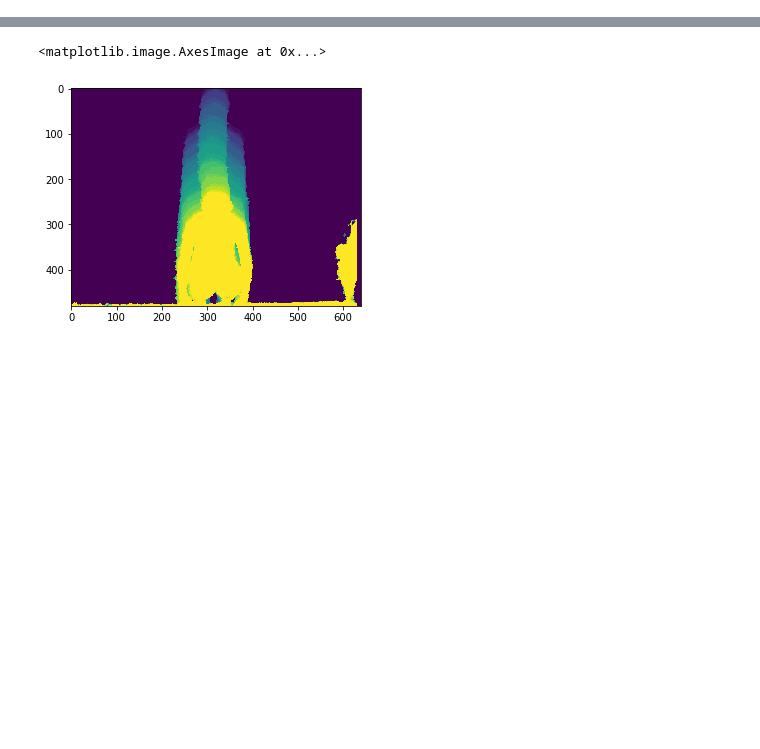
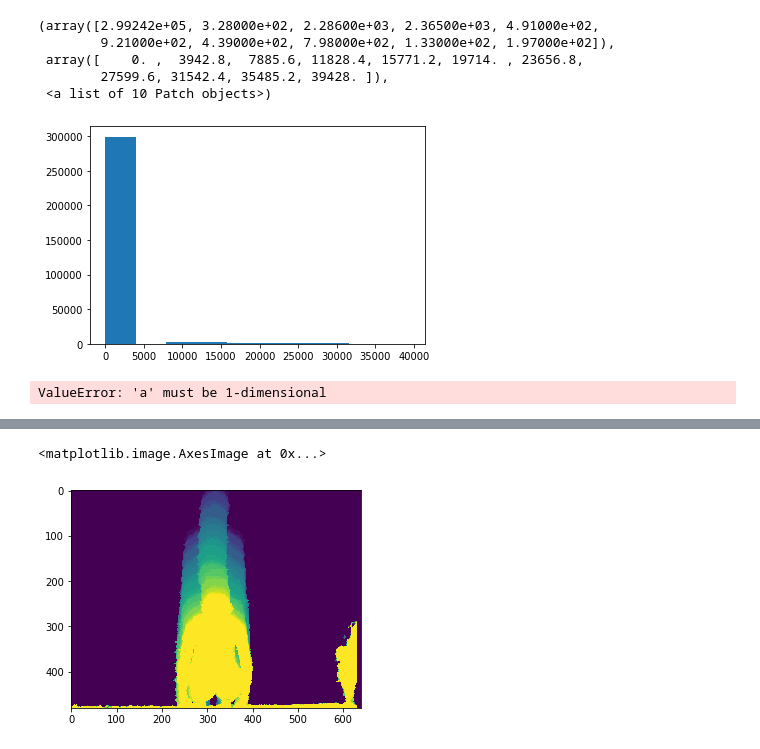
Before and after one commit to tracetidwell/cs6476, a Jupyter notebook: assignments/ps_5/PS_5.ipynb, the cells around one changed output, grey strips where cells are left out. Drawn from its saved outputs; the diff is of its cells as text; code cells hidden in the pictures; blank space fills up the shorter version.

```diff
--- a/assignments/ps_5/PS_5.ipynb
+++ b/assignments/ps_5/PS_5.ipynb
@@ -75,0 +134,9 @@ np.sum([confusion_matrix[i, i] for i in range(5)]) / np.sum(confusion_matrix)
+# %%
+plt.hist(diffs[4].flatten())
+# %% [output]
+(array([2.99242e+05, 3.28000e+02, 2.28600e+03, 2.36500e+03, 4.91000e+02,
+        9.21000e+02, 4.39000e+02, 7.98000e+02, 1.33000e+02, 1.97000e+02]),
+ array([    0. ,  3942.8,  7885.6, 11828.4, 15771.2, 19714. , 23656.8,
+        27599.6, 31542.4, 35485.2, 39428. ]),
+ <a list of 10 Patch objects>)
+[figure, added]
@@ -75,0 +145,4 @@ np.sum([confusion_matrix[i, i] for i in range(5)]) / np.sum(confusion_matrix)
+# %%
+np.random.choice(list(zip(actions, sequences)), 4, replace=False)
+# %% [output]
+ValueError: 'a' must be 1-dimensional
```
Also changed, not shown: parts of 23 cells of this notebook, 6 other files.
